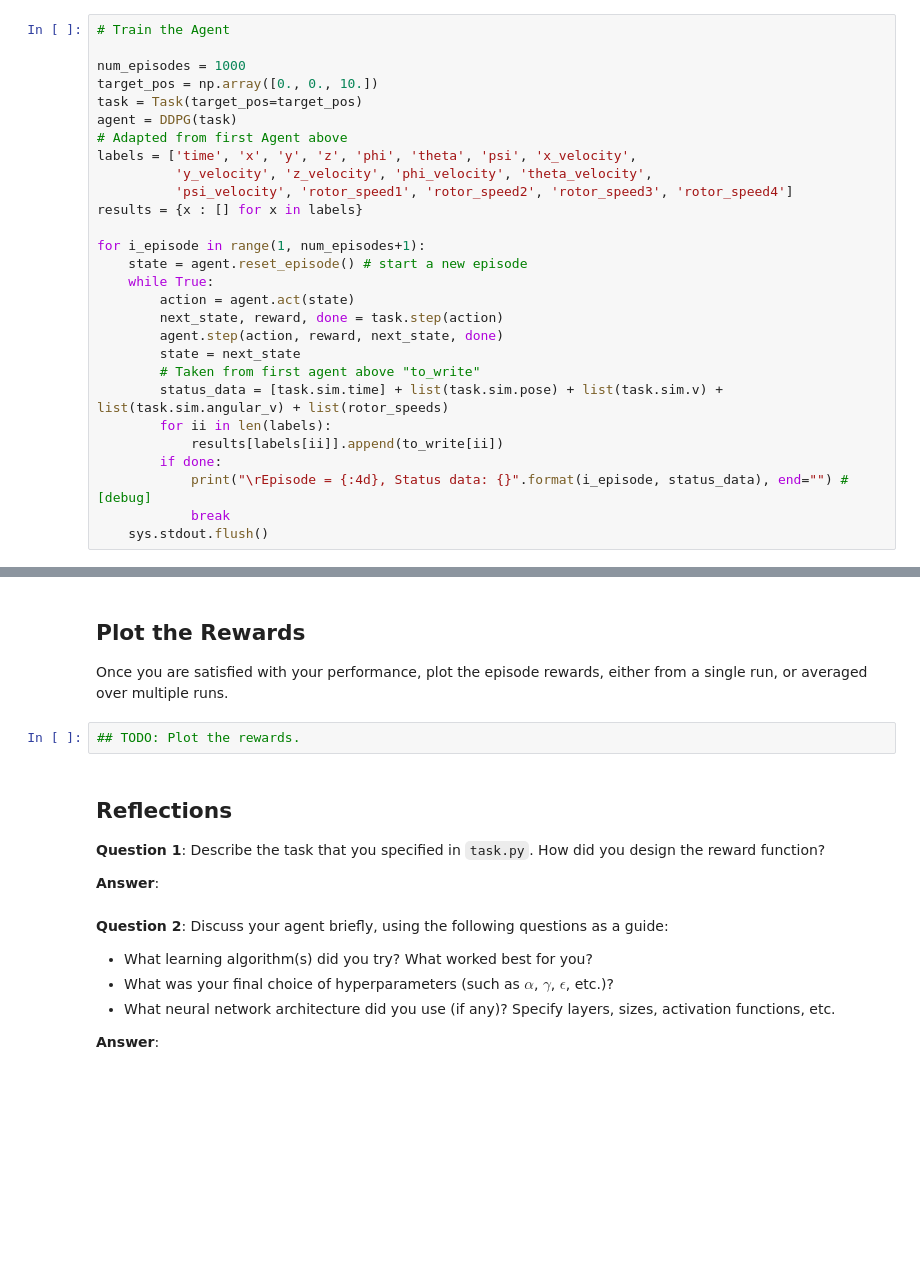
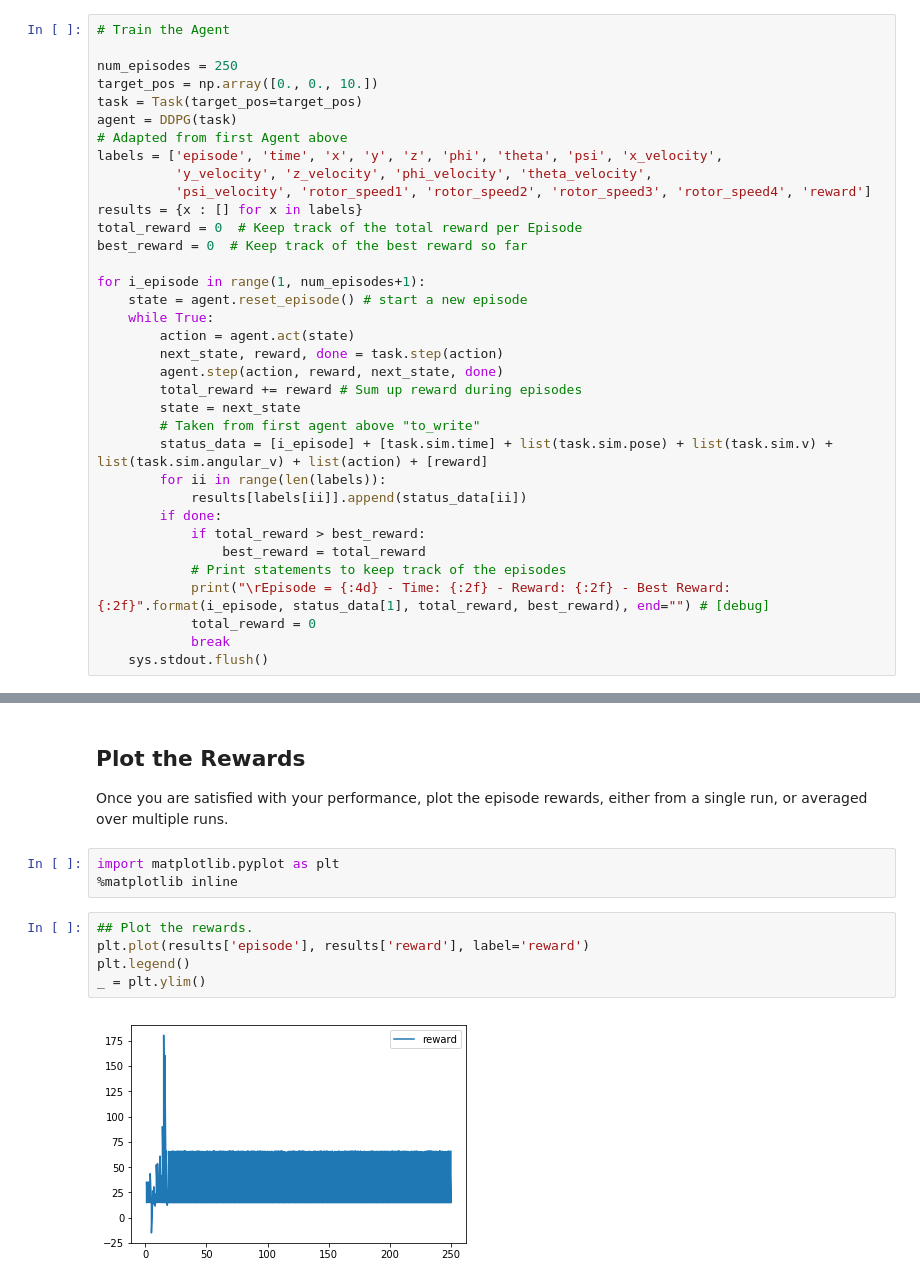
Before and after one commit to matthiasludwig/rl-quadrocopter, a Jupyter notebook: Quadcopter_Project.ipynb, the cells around one changed output, grey strips where cells are left out. Saved outputs shown, nothing was run; the diff lists cells and outputs as text; blank space fills up the shorter version.

```diff
--- a/Quadcopter_Project.ipynb
+++ b/Quadcopter_Project.ipynb
@@ -235,15 +235,17 @@ Using TensorFlow backend.
 # %%
 # Train the Agent
 
-num_episodes = 1000
+num_episodes = 250
 target_pos = np.array([0., 0., 10.])
 task = Task(target_pos=target_pos)
 agent = DDPG(task)
 # Adapted from first Agent above
-labels = ['time', 'x', 'y', 'z', 'phi', 'theta', 'psi', 'x_velocity',
+labels = ['episode', 'time', 'x', 'y', 'z', 'phi', 'theta', 'psi', 'x_velocity',
           'y_velocity', 'z_velocity', 'phi_velocity', 'theta_velocity',
-          'psi_velocity', 'rotor_speed1', 'rotor_speed2', 'rotor_speed3', 'rotor_speed4']
+          'psi_velocity', 'rotor_speed1', 'rotor_speed2', 'rotor_speed3', 'rotor_speed4', 'reward']
 results = {x : [] for x in labels}
+total_reward = 0  # Keep track of the total reward per Episode
+best_reward = 0  # Keep track of the best reward so far
 
 for i_episode in range(1, num_episodes+1):
     state = agent.reset_episode() # start a new episode
@@ -251,13 +253,18 @@ for i_episode in range(1, num_episodes+1):
         action = agent.act(state)
         next_state, reward, done = task.step(action)
         agent.step(action, reward, next_state, done)
+        total_reward += reward # Sum up reward during episodes
         state = next_state
         # Taken from first agent above "to_write"
-        status_data = [task.sim.time] + list(task.sim.pose) + list(task.sim.v) + list(task.sim.angular_v) + list(rotor_speeds)
-        for ii in len(labels):
-            results[labels[ii]].append(to_write[ii])
+        status_data = [i_episode] + [task.sim.time] + list(task.sim.pose) + list(task.sim.v) + list(task.sim.angular_v) + list(action) + [reward]
+        for ii in range(len(labels)):
+            results[labels[ii]].append(status_data[ii])
         if done:
-            print("\rEpisode = {:4d}, Status data: {}".format(i_episode, status_data), end="") # [debug]
+            if total_reward > best_reward:
+                best_reward = total_reward
+            # Print statements to keep track of the episodes
+            print("\rEpisode = {:4d} - Time: {:2f} - Reward: {:2f} - Best Reward: {:2f}".format(i_episode, status_data[1], total_reward, best_reward), end="") # [debug]
+            total_reward = 0
             break
     sys.stdout.flush()
 # %% [output]
@@ -269,19 +273,13 @@ NotFoundError: No registered 'NGraphVariable' OpKernel for GPU devices compatibl
 ## Plot the Rewards
 
 Once you are satisfied with your performance, plot the episode rewards, either from a single run, or averaged over multiple runs.
-# %%
-## TODO: Plot the rewards.
-# %% [markdown]
-## Reflections
-
-**Question 1**: Describe the task that you specified in `task.py`.  How did you design the reward function?
-
-**Answer**:
-# %% [markdown]
-**Question 2**: Discuss your agent briefly, using the following questions as a guide:
-
-- What learning algorithm(s) did you try? What worked best for you?
-- What was your final choice of hyperparameters (such as $\alpha$, $\gamma$, $\epsilon$, etc.)?
-- What neural network architecture did you use (if any)? Specify layers, sizes, activation functions, etc.
-
-**Answer**:
+# %%
+import matplotlib.pyplot as plt
+%matplotlib inline
+# %%
+## Plot the rewards.
+plt.plot(results['episode'], results['reward'], label='reward')
+plt.legend()
+_ = plt.ylim()
+# %% [output]
+[figure, added]
```
Also changed, not shown: parts of 7 cells of this notebook, 2 other files.
